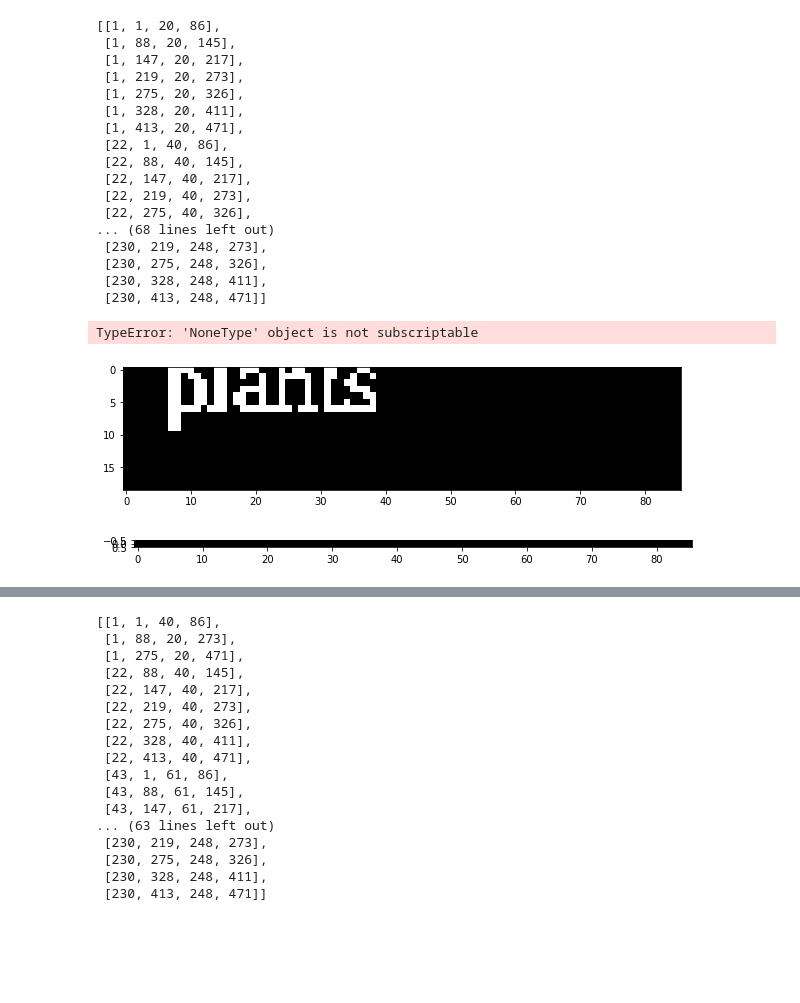
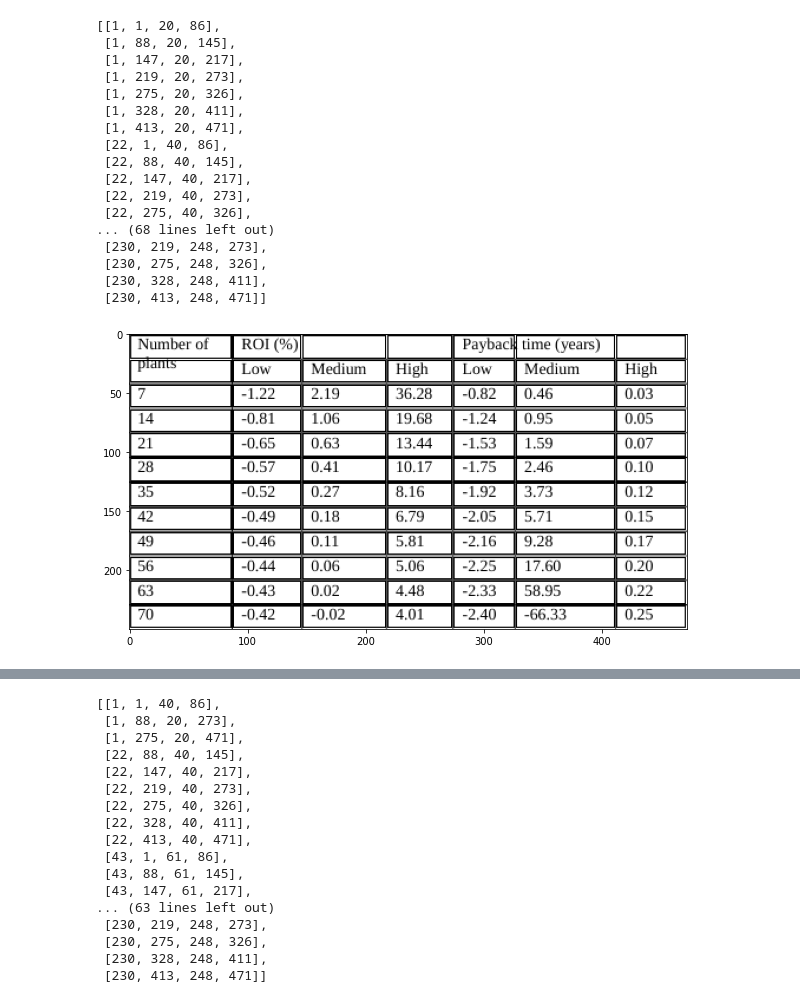
Before and after one commit to vinhtq115/TableBank-Recognition-Processing, a Jupyter notebook: flow3_lazy_2.ipynb, the cells around one changed output, grey strips where cells are left out. Cells and saved outputs as stored; diff of their text form; code cells hidden in the pictures; blank space fills up the shorter version.

```diff
--- a/flow3_lazy_2.ipynb
+++ b/flow3_lazy_2.ipynb
@@ -211,4 +211,12 @@ cells
  [230, 275, 248, 326],
  [230, 328, 248, 411],
  [230, 413, 248, 471]]
+# %%
+res_img = img.copy()
+for cell in cells:
+    cv2.rectangle(res_img, (cell[1], cell[0]), (cell[3], cell[2]), 0, 1)
+plt.imshow(res_img, cmap='gray')
+plt.show()
+# %% [output]
+[figure, added]
 # %%
@@ -238,21 +245,3 @@ while current_idx < len(cells):
                         cells[inner_idx] = None
             inner_idx += 1
         current_idx += 1
-# %%
-bbox = cells[2]
-plt.imshow(inverted_bin_img[bbox[0]:bbox[2]+1, bbox[1]:bbox[3]+1], cmap='gray')
-plt.show()
-# %% [output]
-TypeError: 'NoneType' object is not subscriptable
-# %%
-#bbox = cells[0][2]
-bbox2 = cells[7]
-plt.imshow(inverted_bin_img[bbox2[0]:bbox2[2]+1, bbox2[1]:bbox2[3]+1], cmap='gray')
-plt.show()
-# %% [output]
-[figure, removed]
-# %%
-plt.imshow(horizontal_lines[bbox[2] + 1 : bbox2[0], bbox[1] : bbox2[3] + 1], cmap='gray')
-plt.show()
-# %% [output]
-[figure, removed]
```
Also changed, not shown: parts of 4 cells of this notebook, 7 other files.
